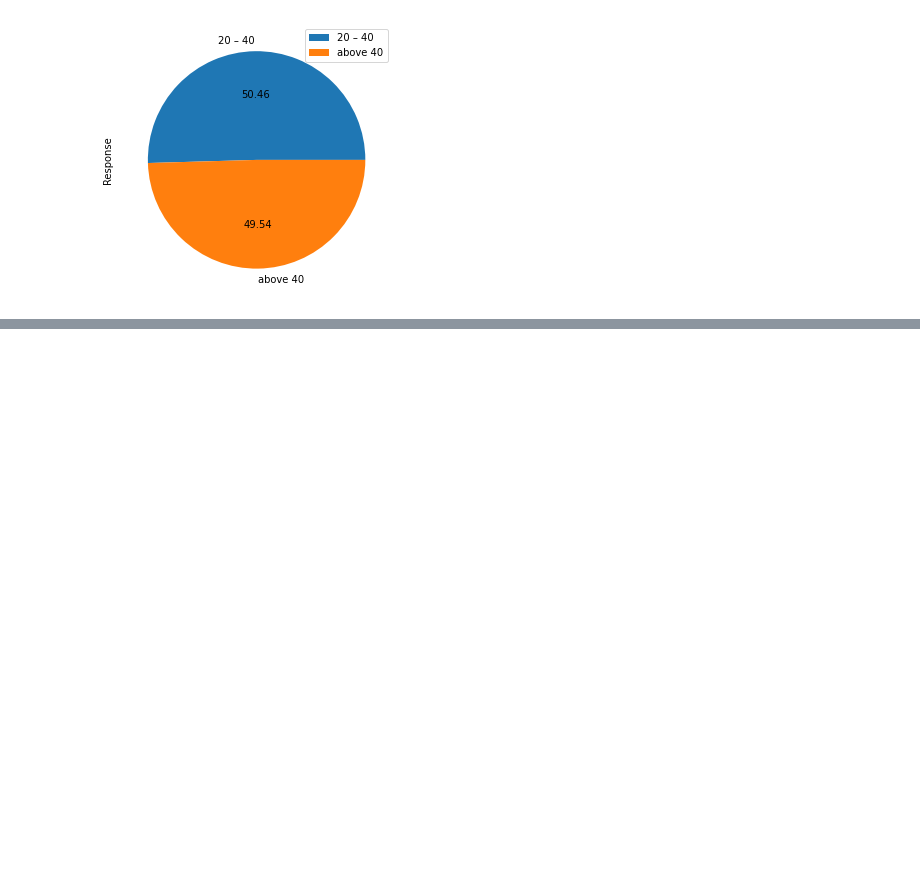
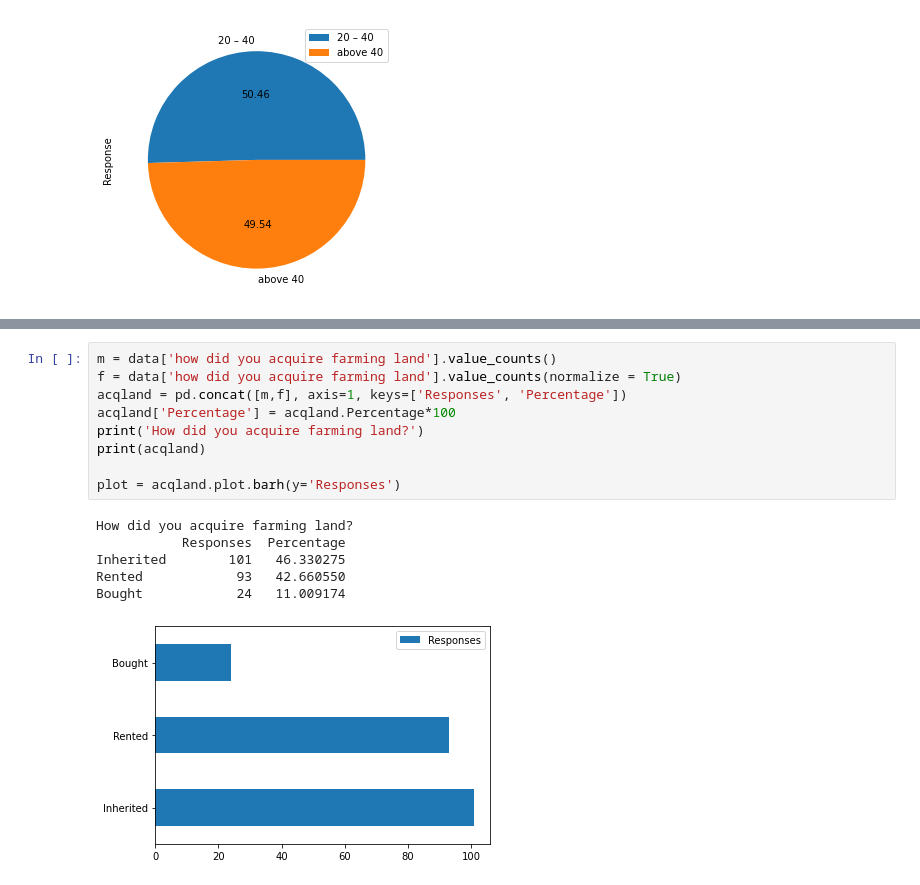
Before and after one commit to elsunais6167/maize-climate-plots, a Jupyter notebook: algorithm.ipynb, the cells around one changed output, grey strips where cells are left out. Saved outputs shown, nothing was run; the diff lists cells and outputs as text; blank space fills up the shorter version.

```diff
--- a/algorithm.ipynb
+++ b/algorithm.ipynb
@@ -90,0 +106,16 @@ Secondary School education        27   12.385321
+# %%
+m = data['how did you acquire farming land'].value_counts()
+f = data['how did you acquire farming land'].value_counts(normalize = True)
+acqland = pd.concat([m,f], axis=1, keys=['Responses', 'Percentage'])
+acqland['Percentage'] = acqland.Percentage*100
+print('How did you acquire farming land?')
+print(acqland)
+
+plot = acqland.plot.barh(y='Responses')
+# %% [output]
+How did you acquire farming land?
+           Responses  Percentage
+Inherited        101   46.330275
+Rented            93   42.660550
+Bought            24   11.009174
+[figure, added]
```
Also changed, not shown: parts of 3 cells of this notebook, 1 other file.
